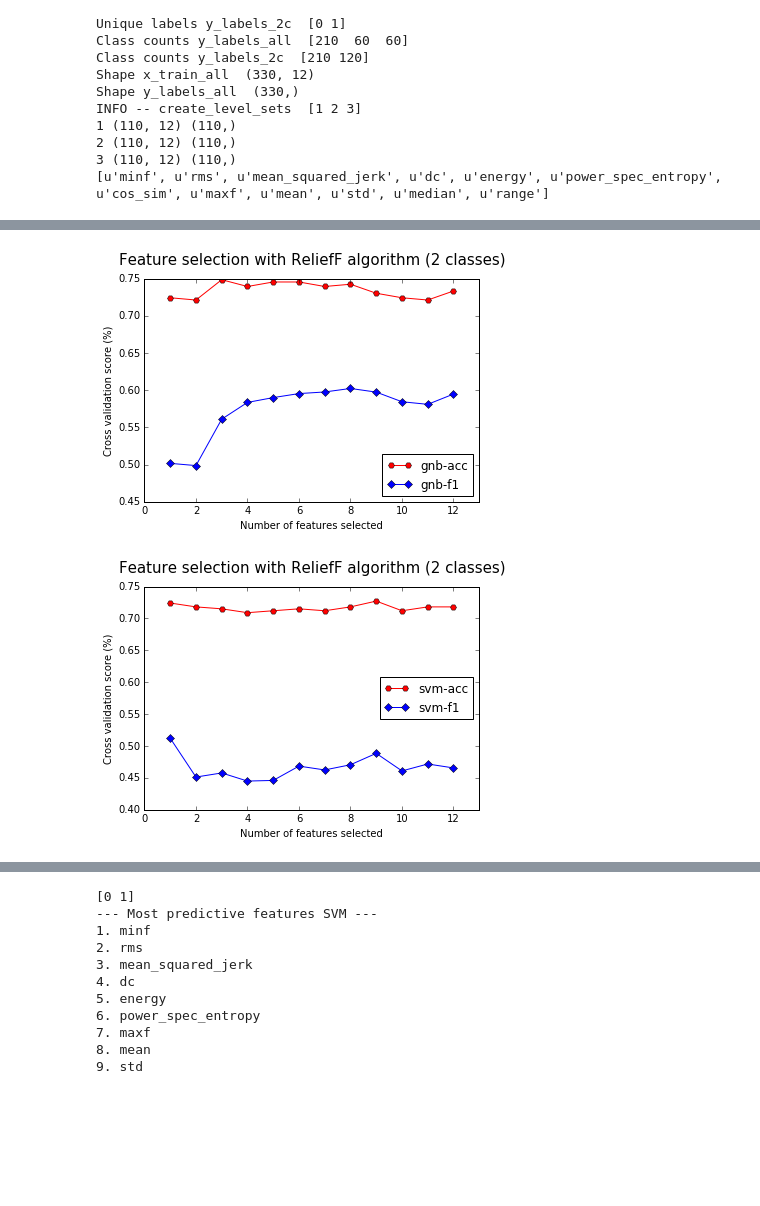
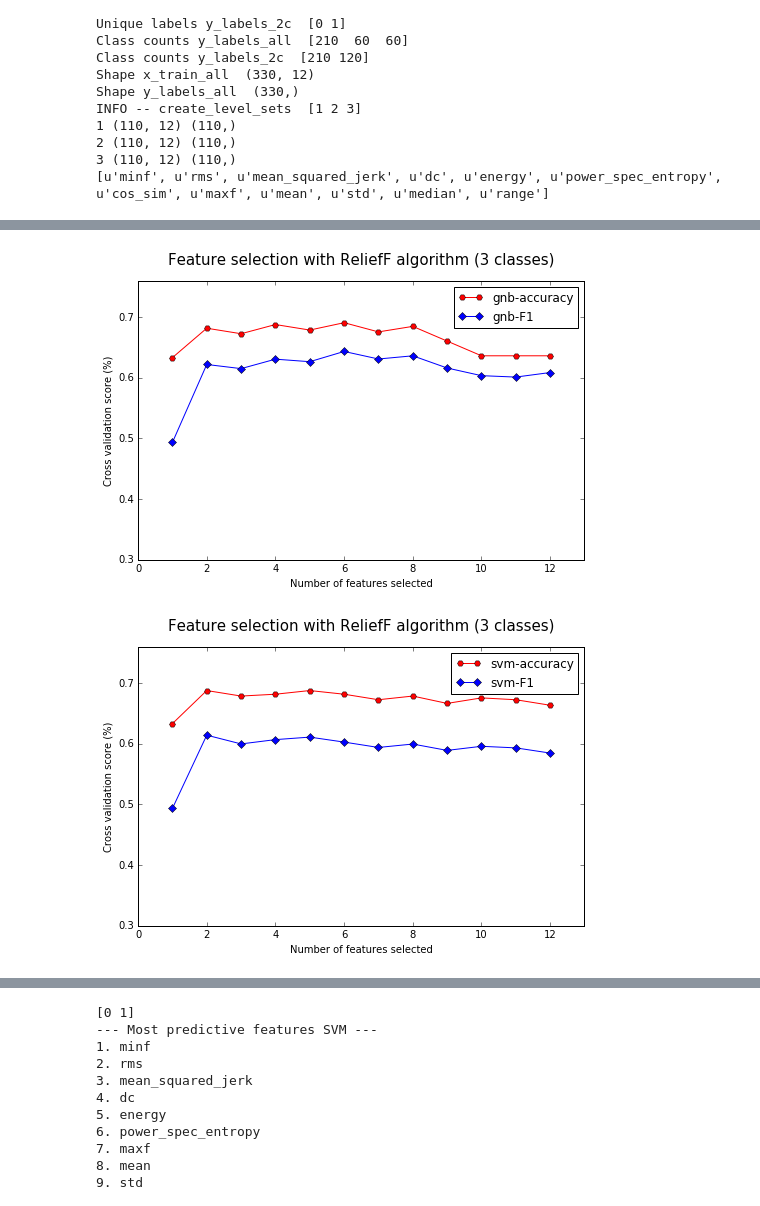
Before and after one commit to toologicbv/smart_play_set, a Jupyter notebook: utils/exp2_feature_sel_v2.ipynb, the cells around one changed output, grey strips where cells are left out. Cells and saved outputs as stored; diff of their text form; code cells hidden in the pictures; blank space fills up the shorter version.

```diff
--- a/utils/kleine_reus_feature_sel_v2.ipynb
+++ b/utils/exp2_feature_sel_v2.ipynb
@@ -138,11 +134,24 @@ def prepare_data(option=330, two_class_opt='2_and_1'):
                                                                extra_label="20hz_1axis_low8hz_330_12_True",
                                                                optimal_w_size=False,
                                                                f_type='low', lowcut=8, b_order=5)
+    elif option == 180:
+        x_train_all, y_labels_all, y_other_labels, dta_dict_f = get_data('20161206', force=False,
+                                                               apply_window_func=True, calc_mag=True,
+                                                               extra_label="20hz_1axis_low8hz_180_12_True",
+                                                               optimal_w_size=False,
+                                                               f_type='low', lowcut=8, b_order=5)
 
     elif option == 990:
         x_train_all, y_labels_all, y_other_labels, dta_dict_f = get_data('20161206', force=False,
                                                                apply_window_func=True, calc_mag=True,
                                                                extra_label="20hz_1axis_low8hz_990_12_True",
+                                                               optimal_w_size=False,
+                                                               f_type='low', lowcut=8, b_order=5)
+    elif option == 3960:  # 5 seconds with 0.5 overlapping
+
+        x_train_all, y_labels_all, y_other_labels, dta_dict_f = get_data('20161206', force=False,
+                                                               apply_window_func=True, calc_mag=True,
+                                                               extra_label="20hz_1axis_low8hz_3960_12_True",
                                                                optimal_w_size=False,
                                                                f_type='low', lowcut=8, b_order=5)
     else:
@@ -212,8 +221,8 @@ INFO -- create_level_sets  [1 2 3]
 3 (110, 12) (110,)
 [u'minf', u'rms', u'mean_squared_jerk', u'dc', u'energy', u'power_spec_entropy', u'cos_sim', u'maxf', u'mean', u'std', u'median', u'range']
 # %%
-y_labels = y_labels_2c[:]
-# y_labels = y_labels_all
+# y_labels = y_labels_2c[:]
+y_labels = y_labels_all
 # best with 3 classes, 6 features [u'mean_squared_jerk', u'range', u'mean', u'std', u'minf', u'rms']
 """
 best with 2 classes:
@@ -251,9 +260,10 @@ rms 10.8215152881
 kept_feature_dict = {}
 res_gnb_acc = []
 res_gnb_f1 = []
+res_gnb_rc = []
 res_svc_acc = []
 res_svc_f1 = []
-
+res_svc_rc = []
 
 feature_list = [f for f in features]
 train_data = np.zeros_like(x_train_all)
@@ -264,7 +274,8 @@ train_data[:] = x_train_all[:]
 gnb = GaussianNB()
 svc = SVC(kernel="rbf", C=1.)
 linearSVC = LinearSVC(C=1., penalty="l2", dual=False, loss='squared_hinge')
-num_of_times = 50
+num_of_times = 25
+k = 10
 num_of_classes = len(np.unique(y_labels))
 num_of_samples = train_data.shape[0]
 class_labels = "".join([str(int(i)) for i in np.unique(y_labels)])
@@ -276,32 +287,39 @@ for f_num in np.arange(len(features)):
     scores_acc_gnb = cross_val_score(gnb, train_data, y_labels, cv=StratifiedKFold(10), scoring='accuracy')
     scores_acc_svc = cross_val_score(svc, train_data, y_labels, cv=StratifiedKFold(10), scoring='accuracy')
 
-    if num_of_classes == 2:
-        scores_f1_gnb = cross_val_score(gnb, train_data, y_labels, cv=StratifiedKFold(10), scoring='f1')
-        scores_f1_svc = cross_val_score(svc, train_data, y_labels, cv=StratifiedKFold(10), scoring='f1')
+    scores_f1_gnb = cross_val_score(gnb, train_data, y_labels, cv=StratifiedKFold(10), scoring='f1_weighted')
+    scores_rc_gnb = cross_val_score(gnb, train_data, y_labels, cv=StratifiedKFold(10), scoring='recall_weighted')
+    scores_f1_svc = cross_val_score(svc, train_data, y_labels, cv=StratifiedKFold(10), scoring='f1_weighted')
+    scores_rc_svc = cross_val_score(svc, train_data, y_labels, cv=StratifiedKFold(10), scoring='recall_weighted')
 
 
     print("gnb(%d) - Accuracy: %0.3f (+/- %0.3f)" % (train_data.shape[1], scores_acc_gnb.mean(),
                                                      scores_acc_gnb.std() * 2))
-    if num_of_classes == 2:
-        print("gnb(%d) - f1: %0.3f (+/- %0.3f)" % (train_data.shape[1], scores_f1_gnb.mean(),
+
+    print("gnb(%d) - f1: %0.3f (+/- %0.3f)" % (train_data.shape[1], scores_f1_gnb.mean(),
                                                scores_f1_gnb.std() * 2))
-        res_gnb_f1.append(scores_f1_gnb.mean())
+    print("gnb(%d) - recall: %0.3f (+/- %0.3f)" % (train_data.shape[1], scores_rc_gnb.mean(),
+                                               scores_rc_gnb.std() * 2))
+    res_gnb_f1.append(scores_f1_gnb.mean())
+    res_gnb_rc.append(scores_rc_gnb.mean())
 
     res_gnb_acc.append(scores_acc_gnb.mean())
 
     print("svc(%d) - Accuracy: %0.3f (+/- %0.3f)" % (train_data.shape[1], scores_acc_svc.mean(),
                                                      scores_acc_svc.std() * 2))
-    if num_of_classes == 2:
-        print("svc(%d) - f1: %0.3f (+/- %0.3f)" % (train_data.shape[1], scores_f1_svc.mean(),
+
+    print("svc(%d) - f1: %0.3f (+/- %0.3f)" % (train_data.shape[1], scores_f1_svc.mean(),
                                                scores_f1_svc.std() * 2))
-        res_svc_f1.append(scores_f1_svc.mean())
+    print("svc(%d) - recall: %0.3f (+/- %0.3f)" % (train_data.shape[1], scores_rc_svc.mean(),
+                                               scores_rc_svc.std() * 2))
+    res_svc_f1.append(scores_f1_svc.mean())
+    res_svc_rc.append(scores_rc_svc.mean())
 
     res_svc_acc.append(scores_acc_svc.mean())
     final_score = np.zeros(len(feature_list))
 
     for i in np.arange(num_of_times):
-        new_relief_score = reliefF.reliefF(train_data, y_labels, **{"k": 10})
+        new_relief_score = reliefF.reliefF(train_data, y_labels, **{"k": k})
         final_score += new_relief_score
 
     final_score /= num_of_times
@@ -327,31 +345,35 @@ for f_num in np.arange(len(features)):
 # Plot number of features VS. cross-validation scores
 markers = ['D', 'H'] # x', '+', '^', 'D', '<', '>', '8', '*', 'H', 'o']
 colors = ['b', 'r', 'y']
-plt.figure()
+plt.figure(figsize=(8, 5))
 plt.xlim([0, len(features)+1])
+plt.ylim([0.30,0.76])
 plt.title("Feature selection with ReliefF algorithm (%d classes)" % len(np.unique(y_labels)), fontsize=15, y=1.04)
 plt.xlabel("Number of features selected")
 plt.ylabel("Cross validation score (%)")
-plt.plot(feature_list_length, res_gnb_acc, 'Hr-', label="gnb-acc")
-if num_of_classes == 2:
-    plt.plot(feature_list_length, res_gnb_f1, 'Db-', label="gnb-f1")
+plt.plot(feature_list_length, res_gnb_acc, 'Hr-', label="gnb-accuracy")
+
+plt.plot(feature_list_length, res_gnb_f1, 'Db-', label="gnb-F1")
+# plt.plot(feature_list_length, res_gnb_rc, 'xg-', label="gnb-recall")
 plt.legend(loc="best")
-outfile = PLOT_OUTPUT_DIR + 'gnb_level3_feature_sel_reliefF_' + str(num_of_samples) + "_" + str(num_of_classes) + \
+outfile = PLOT_OUTPUT_DIR + 'gnb_feature_sel_reliefF_' + str(num_of_samples) + "_" + str(num_of_classes) + \
                                 "_" + class_labels + 'classes.png'
 
 print("Save to %s" % outfile)
 plt.savefig(outfile, dpi=100)
 
-plt.figure()
+plt.figure(figsize=(8, 5))
 plt.xlim([0, len(features)+1])
+plt.ylim([0.30,0.76])
 plt.title("Feature selection with ReliefF algorithm (%d classes)" % len(np.unique(y_labels)), fontsize=15, y=1.04)
 plt.xlabel("Number of features selected")
 plt.ylabel("Cross validation score (%)")
-plt.plot(feature_list_length, res_svc_acc, 'Hr-', label="svm-acc")
-if num_of_classes == 2:
-    plt.plot(feature_list_length, res_svc_f1, 'Db-', label="svm-f1")
+plt.plot(feature_list_length, res_svc_acc, 'Hr-', label="svm-accuracy")
+
+plt.plot(feature_list_length, res_svc_f1, 'Db-', label="svm-F1")
+# plt.plot(feature_list_length, res_svc_rc, 'xg-', label="svm-recall")
 plt.legend(loc="best")
-outfile = PLOT_OUTPUT_DIR + 'svm_level3_feature_sel_reliefF_' + str(num_of_samples) + "_" + str(num_of_classes) + \
+outfile = PLOT_OUTPUT_DIR + 'svm_feature_sel_reliefF_' + str(num_of_samples) + "_" + str(num_of_classes) + \
                                 "_" + class_labels + 'classes.png'
 
 print("Save to %s" % outfile)
@@ -377,2 +399,2 @@ Save to /home/jogi/git/repository/smart_play_set/plots/svm_level3_feature_sel_re
-[figure, old version]
+[figure, new version]
-[figure, old version]
+[figure, new version]
```
Also changed, not shown: parts of 6 cells of this notebook, 21 other files.
